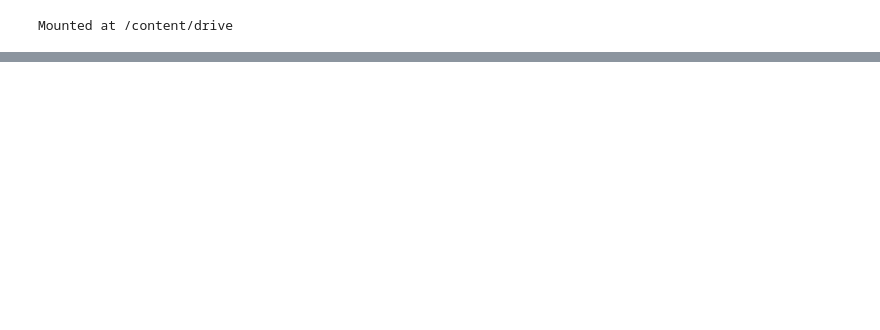
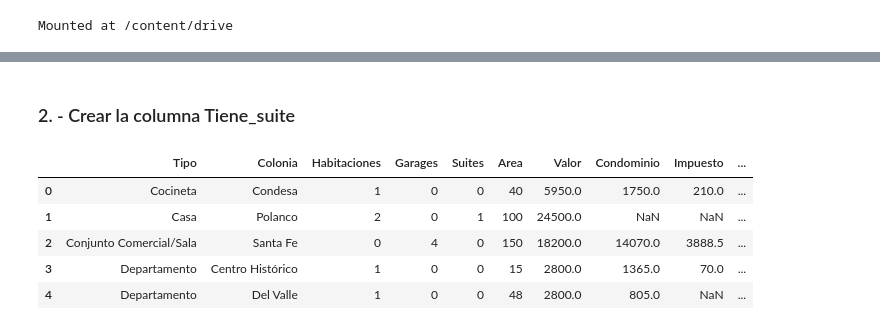
Before and after one commit to cataiap/Portafolio, a Jupyter notebook: inmuebles_cdmx.ipynb, the cells around one changed output, grey strips where cells are left out. Saved outputs shown, nothing was run; the diff lists cells and outputs as text; code cells hidden in the pictures; blank space fills up the shorter version.

```diff
--- a/inmuebles_cdmx.ipynb
+++ b/inmuebles_cdmx.ipynb
@@ -782,0 +842,17 @@ Mounted at /content/drive
+# %% [markdown]
+### 2. -	Crear la columna Tiene_suite
+# %%
+datos['Tiene_suite'] = datos ['Suites'].apply(lambda x: 'Sí' if x > 0 else 'No')
+datos.head()
+#Appy: Este método permite aplicar una función a lo largo de un eje de un DataFrame (filas o columnas).
+#En este caso, se utiliza para aplicar una función a cada elemento de la columna suites
+
+#La función lambda es una forma de definir funciones pequeñas y rápidas en una sola línea,
+# sin necesidad de definir una función completa con def.
+# %% [output]
+|  | Tipo | Colonia | Habitaciones | Garages | Suites | Area | Valor | Condominio | Impuesto | ... |
+| 0 | Cocineta | Condesa | 1 | 0 | 0 | 40 | 5950.0 | 1750.0 | 210.0 | ... |
+| 1 | Casa | Polanco | 2 | 0 | 1 | 100 | 24500.0 | NaN | NaN | ... |
+| 2 | Conjunto Comercial/Sala | Santa Fe | 0 | 4 | 0 | 150 | 18200.0 | 14070.0 | 3888.5 | ... |
+| 3 | Departamento | Centro Histórico | 1 | 0 | 0 | 15 | 2800.0 | 1365.0 | 70.0 | ... |
+| 4 | Departamento | Del Valle | 1 | 0 | 0 | 48 | 2800.0 | 805.0 | NaN | ... |
```
Also changed, not shown: parts of 17 cells of this notebook.
